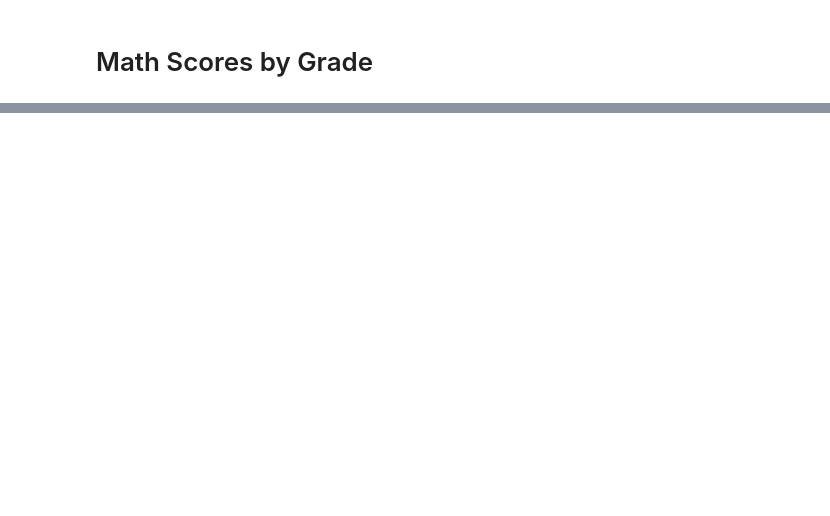
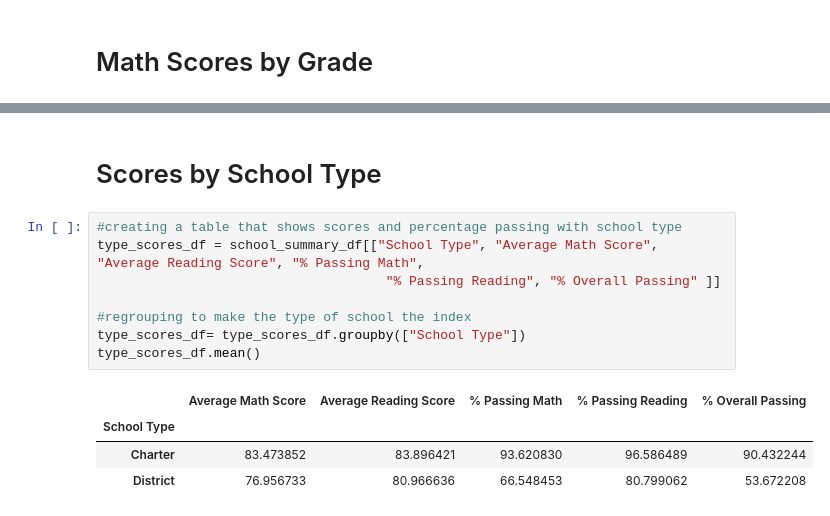
Before and after one commit to 17sarahstoffel/pandas-challenge, a Jupyter notebook: PyCitySchools/PySchool.ipynb, the cells around one changed output, grey strips where cells are left out. Drawn from its saved outputs; the diff is of its cells as text; blank space fills up the shorter version.

```diff
--- a/PyCitySchools/PySchool.ipynb
+++ b/PyCitySchools/PySchool.ipynb
@@ -180,0 +317,15 @@ bottom_five_df.set_index("School Name").head()
+# %% [markdown]
+# Scores by School Type
+# %%
+#creating a table that shows scores and percentage passing with school type
+type_scores_df = school_summary_df[["School Type", "Average Math Score", "Average Reading Score", "% Passing Math",
+                                     "% Passing Reading", "% Overall Passing" ]]
+
+#regrouping to make the type of school the index
+type_scores_df= type_scores_df.groupby(["School Type"])
+type_scores_df.mean()
+# %% [output]
+|  | Average Math Score | Average Reading Score | % Passing Math | % Passing Reading | % Overall Passing |
+| School Type |  |  |  |  |  |
+| Charter | 83.473852 | 83.896421 | 93.620830 | 96.586489 | 90.432244 |
+| District | 76.956733 | 80.966636 | 66.548453 | 80.799062 | 53.672208 |
```
Also changed, not shown: parts of 10 cells of this notebook.
